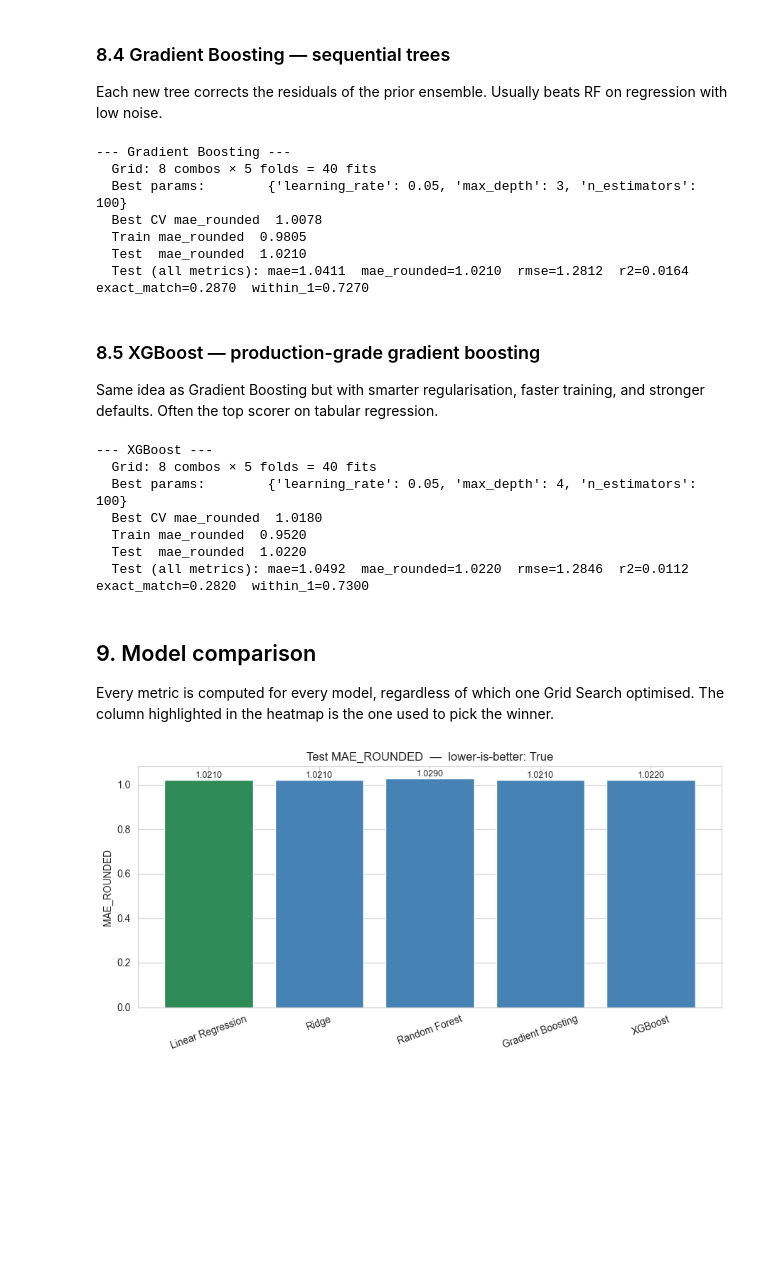
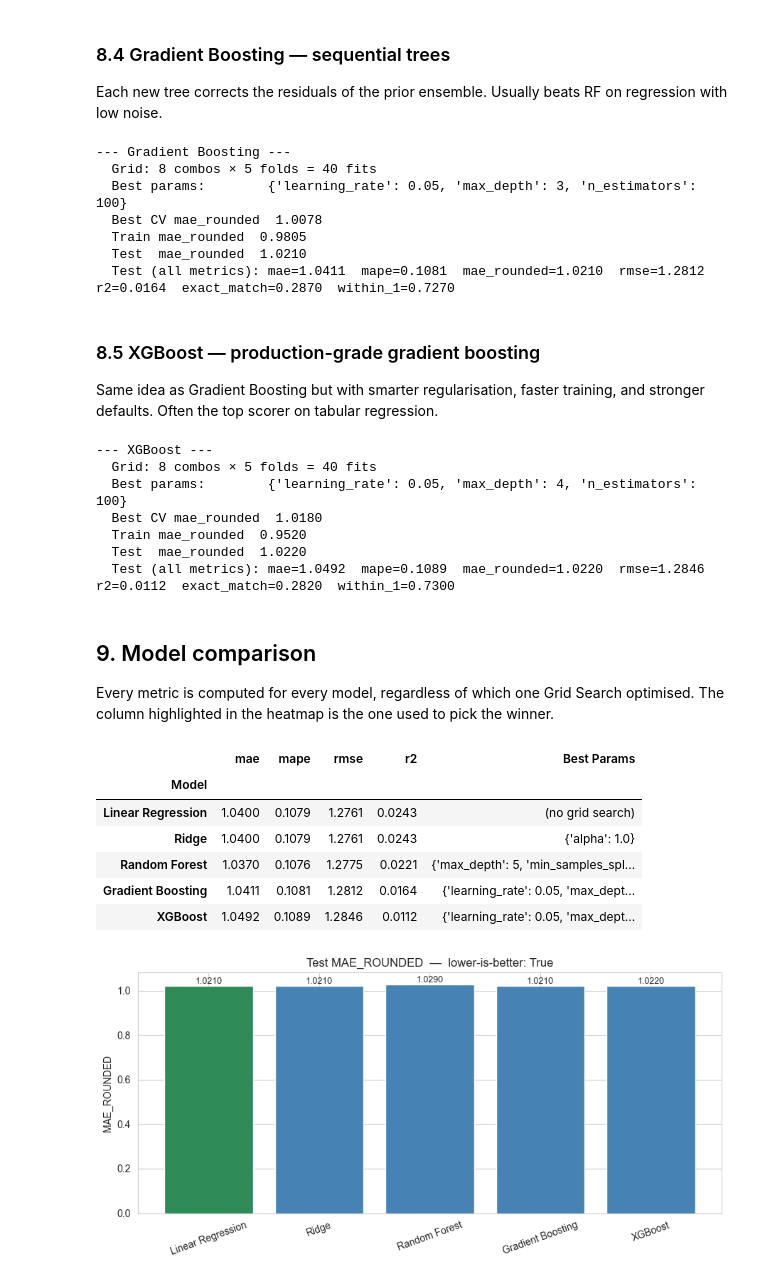
Before and after one commit to AvivBerko/AI_FINANCIAL_ADVISOR, a Jupyter notebook: notebooks/phase3C_etf_count_regression_experiments.ipynb, the cells around one changed output. Drawn from its saved outputs; the diff is of its cells as text; code cells hidden in the pictures; blank space fills up the shorter version.

Commit message:
wider param options

```diff
--- a/notebooks/phase3C_etf_count_regression_experiments.ipynb
+++ b/notebooks/phase3C_etf_count_regression_experiments.ipynb
@@ -145,13 +145,14 @@ def _within_1_fn(y_true, y_pred):
 METRIC_TO_SCORER = {
     'mae':         'neg_mean_absolute_error',
     'rmse':        'neg_root_mean_squared_error',
+    'mape':        'neg_mean_absolute_percentage_error',
     'r2':          'r2',
     'mae_rounded': make_scorer(_mae_rounded_fn, greater_is_better=False),
     'exact_match': make_scorer(_exact_match_fn, greater_is_better=True),
     'within_1':    make_scorer(_within_1_fn,    greater_is_better=True),
 }
 LOWER_IS_BETTER = {
-    'mae': True, 'rmse': True, 'mae_rounded': True,
+    'mae': True, 'mape': True, 'rmse': True, 'mae_rounded': True,
     'r2': False, 'exact_match': False, 'within_1': False,
 }
 
@@ -290,6 +291,7 @@ def all_metrics(y_true, y_pred):
     y_pred_r   = round_clip(y_pred)
     return {
         'mae':         mean_absolute_error(y_true_arr, y_pred),
+        'mape':        mean_absolute_percentage_error(y_true_arr, y_pred),
         'mae_rounded': mean_absolute_error(y_true_arr, y_pred_r),
         'rmse':        float(np.sqrt(mean_squared_error(y_true_arr, y_pred))),
         'r2':          r2_score(y_true_arr, y_pred),
@@ -336,7 +338,7 @@ def evaluate_regressor(name, estimator, param_grid):
     print(f'  Test  {EVAL_METRIC:<12} {test_metrics[EVAL_METRIC]:.4f}')
     print('  Test (all metrics): '
           + '  '.join(f'{m}={test_metrics[m]:.4f}' for m in
-                      ['mae', 'mae_rounded', 'rmse', 'r2', 'exact_match', 'within_1']))
+                      ['mae', 'mape', 'mae_rounded', 'rmse', 'r2', 'exact_match', 'within_1']))
 
     return {
         'name':          name,
@@ -432,7 +434,7 @@ results['Gradient Boosting'] = evaluate_regressor(
   Best CV mae_rounded  1.0078
   Train mae_rounded  0.9805
   Test  mae_rounded  1.0210
-  Test (all metrics): mae=1.0411  mae_rounded=1.0210  rmse=1.2812  r2=0.0164  exact_match=0.2870  within_1=0.7270
+  Test (all metrics): mae=1.0411  mape=0.1081  mae_rounded=1.0210  rmse=1.2812  r2=0.0164  exact_match=0.2870  within_1=0.7270
 # %% [markdown]
 ### 8.5 XGBoost — production-grade gradient boosting
 
@@ -452,31 +454,39 @@ results['XGBoost'] = evaluate_regressor(
   Best CV mae_rounded  1.0180
   Train mae_rounded  0.9520
   Test  mae_rounded  1.0220
-  Test (all metrics): mae=1.0492  mae_rounded=1.0220  rmse=1.2846  r2=0.0112  exact_match=0.2820  within_1=0.7300
+  Test (all metrics): mae=1.0492  mape=0.1089  mae_rounded=1.0220  rmse=1.2846  r2=0.0112  exact_match=0.2820  within_1=0.7300
 # %% [markdown]
 ## 9. Model comparison
 
 Every metric is computed for every model, regardless of which one Grid Search optimised. The column highlighted in the heatmap is the one used to pick the winner.
 # %%
-METRIC_ORDER = ['mae', 'mae_rounded', 'rmse', 'r2', 'exact_match', 'within_1']
+METRIC_ORDER = ['mae', 'mape', 'rmse', 'r2']
 
 comparison = pd.DataFrame(
     {name: {**{m: r['test_metrics'][m] for m in METRIC_ORDER},
             'Best Params': str(r['best_params'])}
      for name, r in results.items()}
 ).T[METRIC_ORDER + ['Best Params']]
 comparison.index.name = 'Model'
 
 numeric_cols = METRIC_ORDER
 
-# Per-column gradients: dark = good. Reverse the colormap for lower-is-better
-# metrics so dark blue still means "best" everywhere.
+# Per-column gradients: dark = good. Reverse for lower-is-better metrics so
+# dark blue still means "best" everywhere.
 lower_cols  = [m for m in METRIC_ORDER if LOWER_IS_BETTER[m]]
 higher_cols = [m for m in METRIC_ORDER if not LOWER_IS_BETTER[m]]
 
 styled = (comparison.style
           .format({c: '{:.4f}' for c in numeric_cols})
           .background_gradient(subset=lower_cols,  cmap='Blues_r')
           .background_gradient(subset=higher_cols, cmap='Blues'))
 styled
+# %% [output]
+|  | mae | mape | rmse | r2 | Best Params |
+| Model |  |  |  |  |  |
+| Linear Regression | 1.0400 | 0.1079 | 1.2761 | 0.0243 | (no grid search) |
+| Ridge | 1.0400 | 0.1079 | 1.2761 | 0.0243 | {'alpha': 1.0} |
+| Random Forest | 1.0370 | 0.1076 | 1.2775 | 0.0221 | {'max_depth': 5, 'min_samples_spl... |
+| Gradient Boosting | 1.0411 | 0.1081 | 1.2812 | 0.0164 | {'learning_rate': 0.05, 'max_dept... |
+| XGBoost | 1.0492 | 0.1089 | 1.2846 | 0.0112 | {'learning_rate': 0.05, 'max_dept... |
 # %%
```
Also changed, not shown: parts of 6 cells of this notebook, 3 other files.
